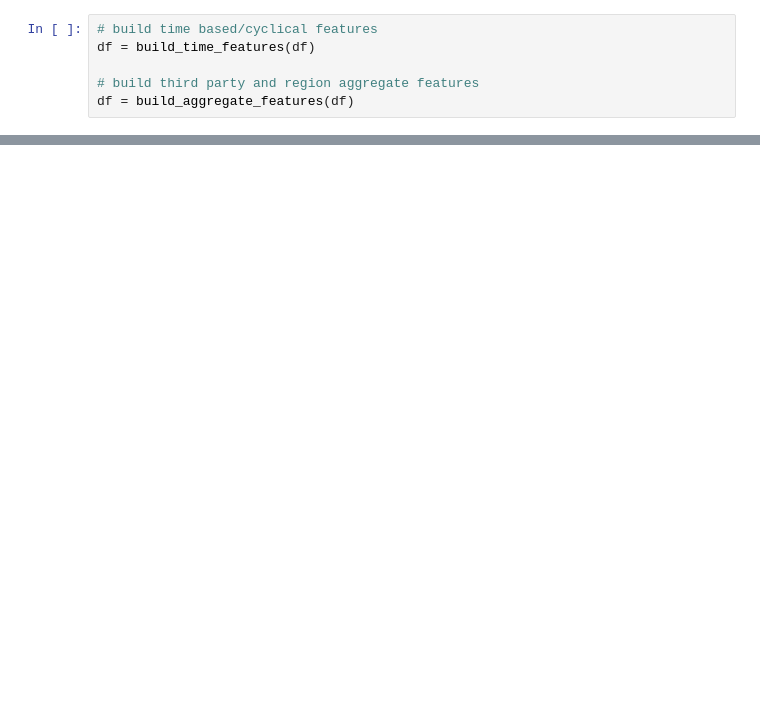
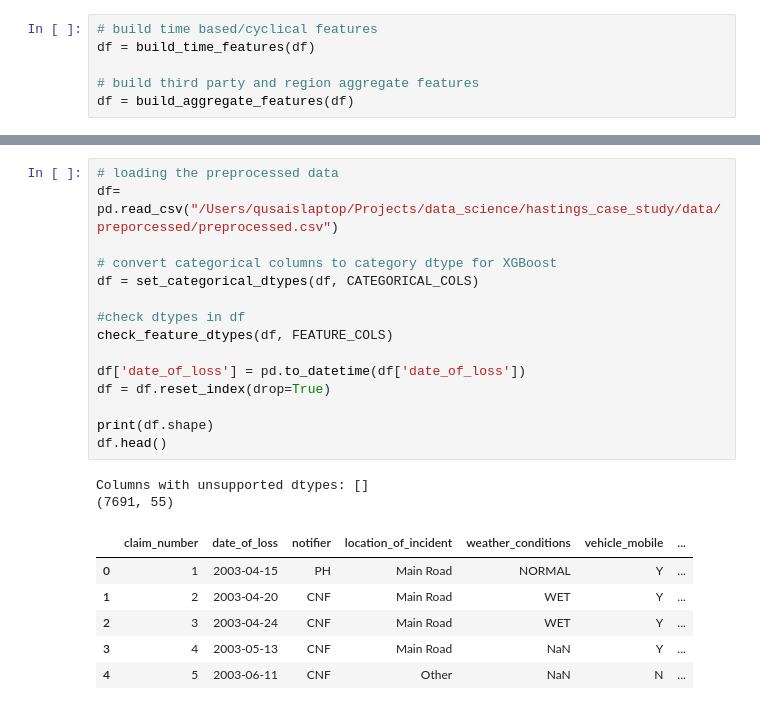
Before and after one commit to qusai238/fnol_modelling, a Jupyter notebook: notebooks/fnol_analysis.ipynb, the cells around one changed output, grey strips where cells are left out. Saved outputs shown, nothing was run; the diff lists cells and outputs as text; blank space fills up the shorter version.

```diff
--- a/notebooks/fnol_analysis.ipynb
+++ b/notebooks/fnol_analysis.ipynb
@@ -357,0 +358,24 @@ df.columns.tolist()
+# %%
+# loading the preprocessed data
+df= pd.read_csv("/Users/qusaislaptop/Projects/data_science/hastings_case_study/data/preporcessed/preprocessed.csv")
+
+# convert categorical columns to category dtype for XGBoost
+df = set_categorical_dtypes(df, CATEGORICAL_COLS)
+
+#check dtypes in df
+check_feature_dtypes(df, FEATURE_COLS)
+
+df['date_of_loss'] = pd.to_datetime(df['date_of_loss'])
+df = df.reset_index(drop=True)
+
+print(df.shape)
+df.head()
+# %% [output]
+Columns with unsupported dtypes: []
+(7691, 55)
+|  | claim_number | date_of_loss | notifier | location_of_incident | weather_conditions | vehicle_mobile | ... |
+| 0 | 1 | 2003-04-15 | PH | Main Road | NORMAL | Y | ... |
+| 1 | 2 | 2003-04-20 | CNF | Main Road | WET | Y | ... |
+| 2 | 3 | 2003-04-24 | CNF | Main Road | WET | Y | ... |
+| 3 | 4 | 2003-05-13 | CNF | Main Road | NaN | Y | ... |
+| 4 | 5 | 2003-06-11 | CNF | Other | NaN | N | ... |
```
Also changed, not shown: parts of 24 cells of this notebook, 9 other files.
